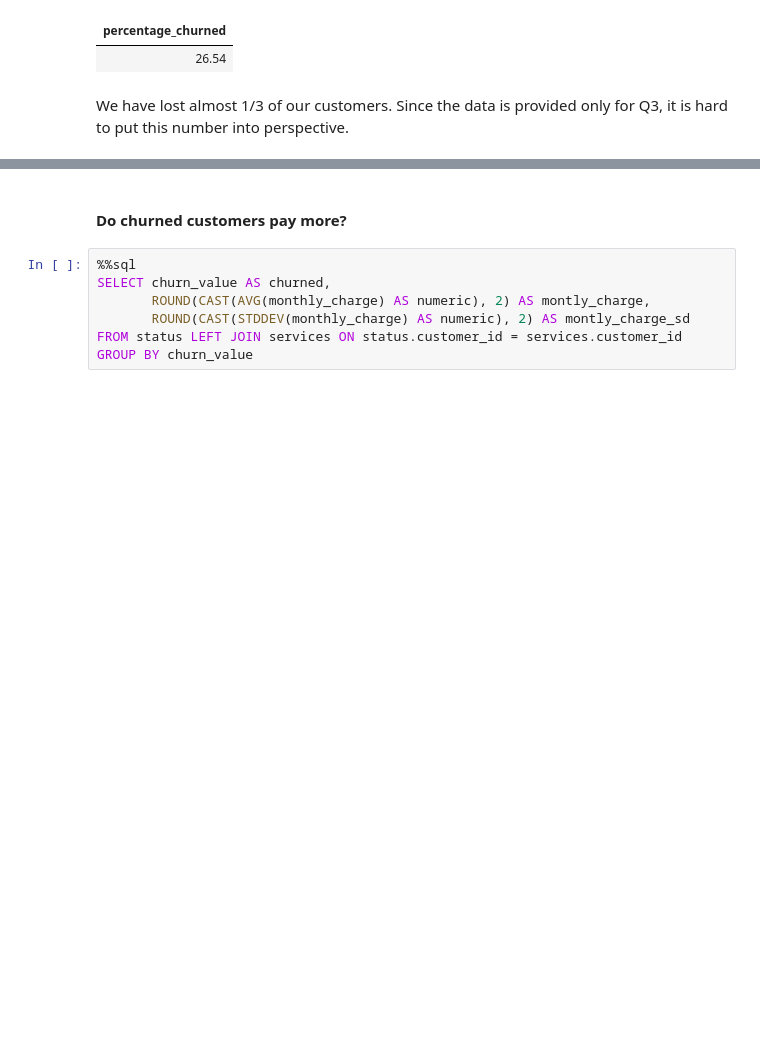
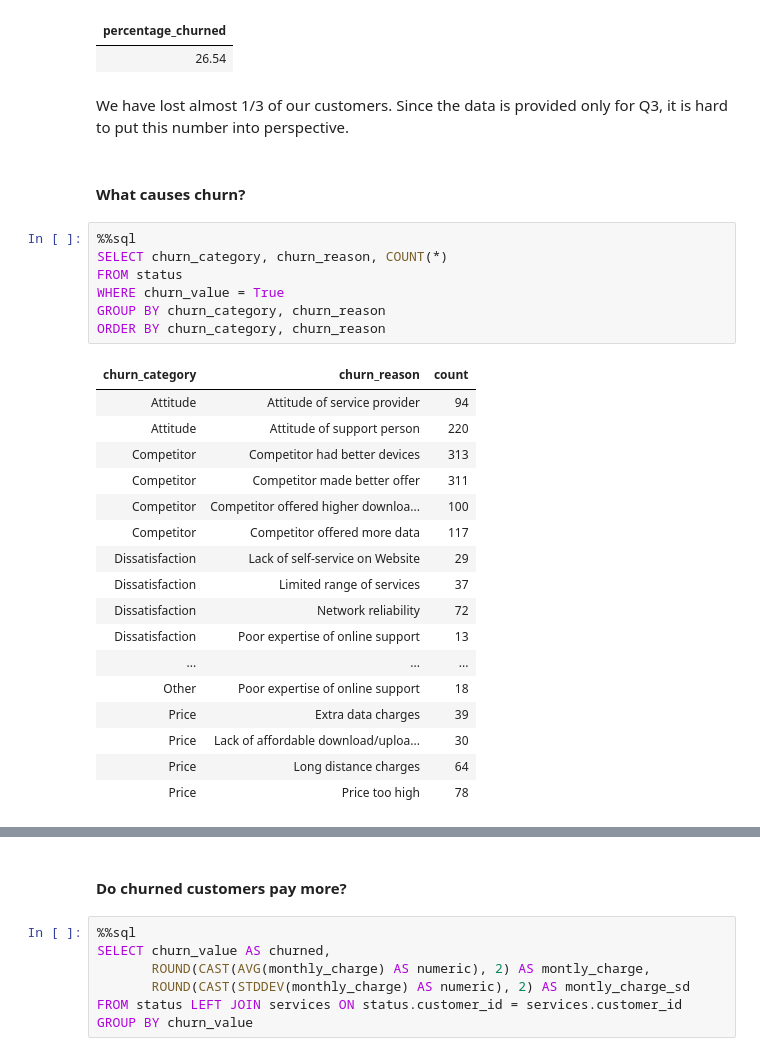
Before and after one commit to Mykolazaz/telco-churn-analysis, a Jupyter notebook: main.ipynb, the cells around one changed output, grey strips where cells are left out. Saved outputs shown, nothing was run; the diff lists cells and outputs as text; blank space fills up the shorter version.

Commit message:
Churn causation analysis

```diff
--- a/main.ipynb
+++ b/main.ipynb
@@ -185,3 +185,30 @@ FROM status
 | 26.54 |
 # %% [markdown]
 We have lost almost 1/3 of our customers. Since the data is provided only for Q3, it is hard to put this number into perspective.
+# %% [markdown]
+#### What causes churn?
+# %%
+%%sql
+SELECT churn_category, churn_reason, COUNT(*)
+FROM status
+WHERE churn_value = True
+GROUP BY churn_category, churn_reason
+ORDER BY churn_category, churn_reason
+# %% [output]
+| churn_category | churn_reason | count |
+| Attitude | Attitude of service provider | 94 |
+| Attitude | Attitude of support person | 220 |
+| Competitor | Competitor had better devices | 313 |
+| Competitor | Competitor made better offer | 311 |
+| Competitor | Competitor offered higher downloa... | 100 |
+| Competitor | Competitor offered more data | 117 |
+| Dissatisfaction | Lack of self-service on Website | 29 |
+| Dissatisfaction | Limited range of services | 37 |
+| Dissatisfaction | Network reliability | 72 |
+| Dissatisfaction | Poor expertise of online support | 13 |
+| ... | ... | ... |
+| Other | Poor expertise of online support | 18 |
+| Price | Extra data charges | 39 |
+| Price | Lack of affordable download/uploa... | 30 |
+| Price | Long distance charges | 64 |
+| Price | Price too high | 78 |
```
Also changed, not shown: parts of 1 cell of this notebook.
